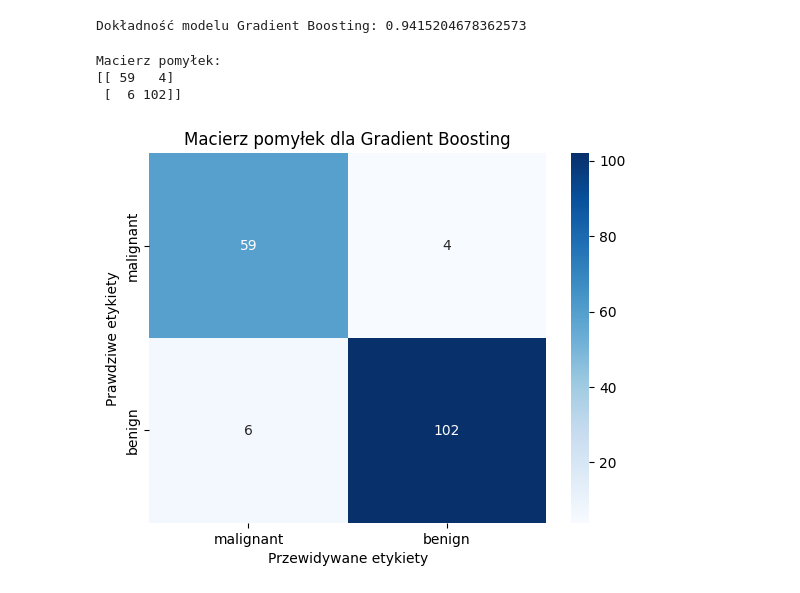
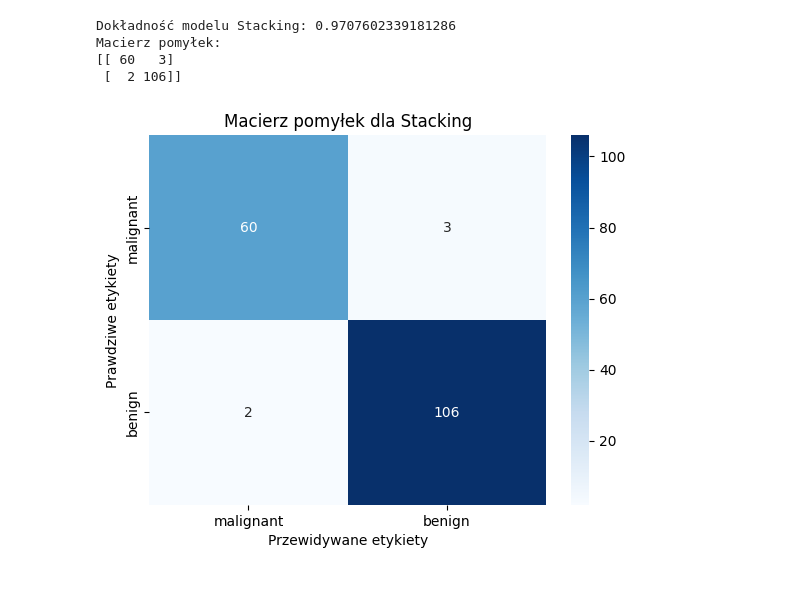
Before and after one commit to RafalDoroz/mun, a Jupyter notebook: StackingClassifier.ipynb, the cells around one changed output. Saved outputs shown, nothing was run; the diff lists cells and outputs as text; code cells hidden in the pictures.

```diff
--- a/StackingClassifier.ipynb
+++ b/StackingClassifier.ipynb
@@ -61,0 +70,25 @@ GradientBoostingClassifier(learning_rate=0.35, min_samples_split=4,
+# %%
+# Meta-model 1: Logistic Regression
+
+meta_model = LogisticRegression(max_iter=1000)
+
+
+# Meta-model 2: SVC (Support Vector Classifier)
+"""
+meta_model = SVC(kernel='linear', C=1.0, probability=True, random_state=42)
+"""
+
+# Meta-model 3: KNeighborsClassifier (KNN)
+"""
+meta_model = KNeighborsClassifier(n_neighbors=5)
+"""
+
+# Meta-model 4: Decision Tree
+"""
+meta_model = DecisionTreeClassifier(max_depth=5, random_state=42)
+"""
+
+# Meta-model 5: Random Forest (można używać RF jako meta-model)
+"""
+meta_model = RandomForestClassifier(n_estimators=100, random_state=42)
+"""
@@ -61,0 +97,6 @@ GradientBoostingClassifier(learning_rate=0.35, min_samples_split=4,
+# %%
+# Inicjalizacja StackingClassifier
+stacking_clf = StackingClassifier(estimators=estimators, final_estimator=meta_model, cv=5, n_jobs=-1)
+# %%
+# Trenujemy model Stacking na danych treningowych
+stacking_clf.fit(X_train, y_train)
@@ -62,26 +113,25 @@ GradientBoostingClassifier(learning_rate=0.35, min_samples_split=4,
 # %%
 # Dokonujemy predykcji na danych testowych
-y_pred = gb_clf.predict(X_test)
+y_pred = stacking_clf.predict(X_test)
 # %%
 # Wyświetlamy dokładność modelu
 accuracy = metrics.accuracy_score(y_test, y_pred)
-print(f'Dokładność modelu Gradient Boosting: {accuracy}')
+print(f'Dokładność modelu Stacking: {accuracy}')
+
+# Wyświetlamy macierz pomyłek
+conf_matrix = metrics.confusion_matrix(y_test, y_pred)
+print(f"Macierz pomyłek:\n{conf_matrix}")
 # %% [output]
-Dokładność modelu Gradient Boosting: 0.9415204678362573
+Dokładność modelu Stacking: 0.9707602339181286
+Macierz pomyłek:
+[[ 60   3]
+ [  2 106]]
-# %%
-# Wyświetlamy macierz pomyłek
-conf_matrix = metrics.confusion_matrix(y_test, y_pred)
-print(f"Macierz pomyłek:\n{conf_matrix}")
-# %% [output]
-Macierz pomyłek:
-[[ 59   4]
- [  6 102]]
 # %%
 # Wizualizacja macierzy pomyłek
 sns.heatmap(conf_matrix, annot=True, fmt="d", cmap="Blues", xticklabels=cancer.target_names, yticklabels=cancer.target_names)
 plt.xlabel('Przewidywane etykiety')
 plt.ylabel('Prawdziwe etykiety')
-plt.title('Macierz pomyłek dla Gradient Boosting')
+plt.title('Macierz pomyłek dla Stacking')
 plt.show()
 # %% [output]
-[figure, old version]
+[figure, new version]
```
Also changed, not shown: parts of 6 cells of this notebook.
